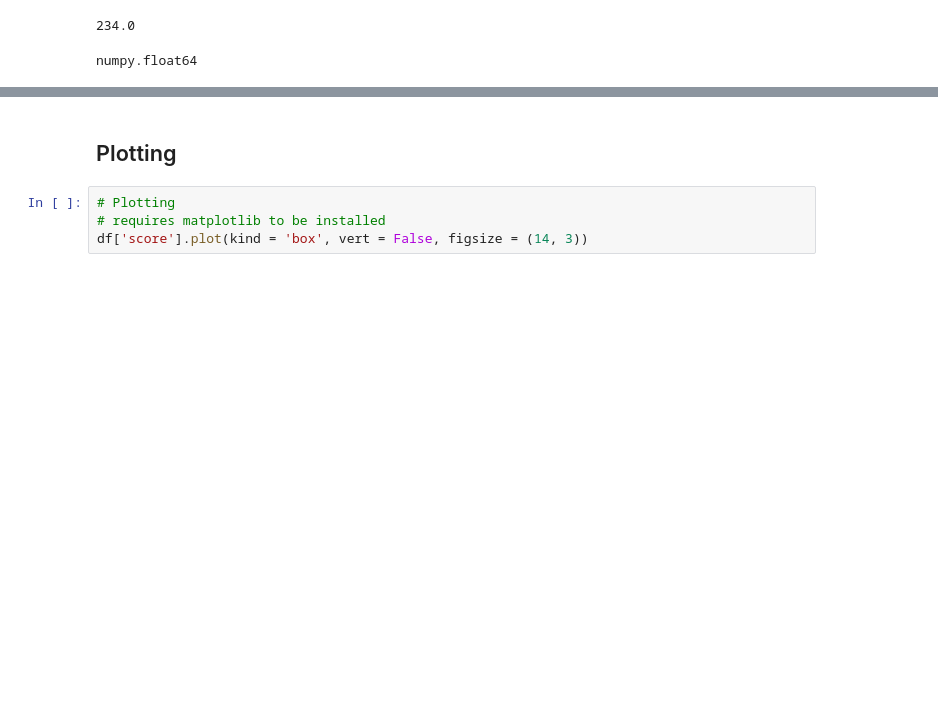
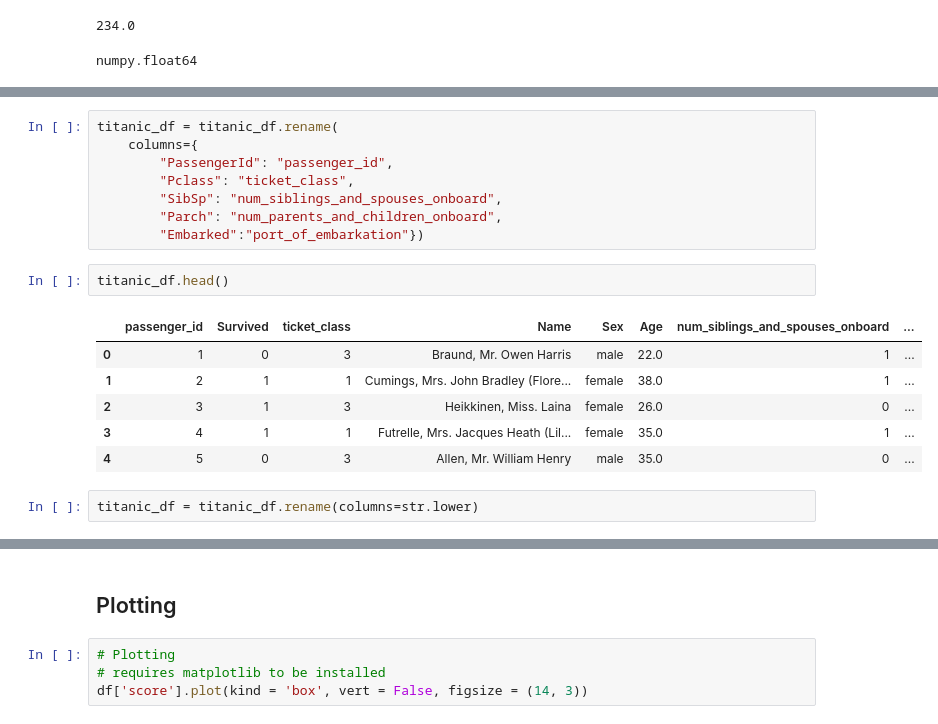
Before and after one commit to decisive-moment/learning, a Jupyter notebook: Python/pandas_basics.ipynb, the cells around one changed output, grey strips where cells are left out. Saved outputs shown, nothing was run; the diff lists cells and outputs as text; blank space fills up the shorter version.

```diff
--- a/Python/pandas_basics.ipynb
+++ b/Python/pandas_basics.ipynb
@@ -381,0 +487,19 @@ numpy.float64
+# %%
+titanic_df = titanic_df.rename(
+    columns={
+        "PassengerId": "passenger_id",
+        "Pclass": "ticket_class",
+        "SibSp": "num_siblings_and_spouses_onboard",
+        "Parch": "num_parents_and_children_onboard",
+        "Embarked":"port_of_embarkation"})
+# %%
+titanic_df.head()
+# %% [output]
+|  | passenger_id | Survived | ticket_class | Name | Sex | Age | num_siblings_and_spouses_onboard | ... |
+| 0 | 1 | 0 | 3 | Braund, Mr. Owen Harris | male | 22.0 | 1 | ... |
+| 1 | 2 | 1 | 1 | Cumings, Mrs. John Bradley (Flore... | female | 38.0 | 1 | ... |
+| 2 | 3 | 1 | 3 | Heikkinen, Miss. Laina | female | 26.0 | 0 | ... |
+| 3 | 4 | 1 | 1 | Futrelle, Mrs. Jacques Heath (Lil... | female | 35.0 | 1 | ... |
+| 4 | 5 | 0 | 3 | Allen, Mr. William Henry | male | 35.0 | 0 | ... |
+# %%
+titanic_df = titanic_df.rename(columns=str.lower)
```
Also changed, not shown: parts of 30 cells of this notebook, 6 other files.
